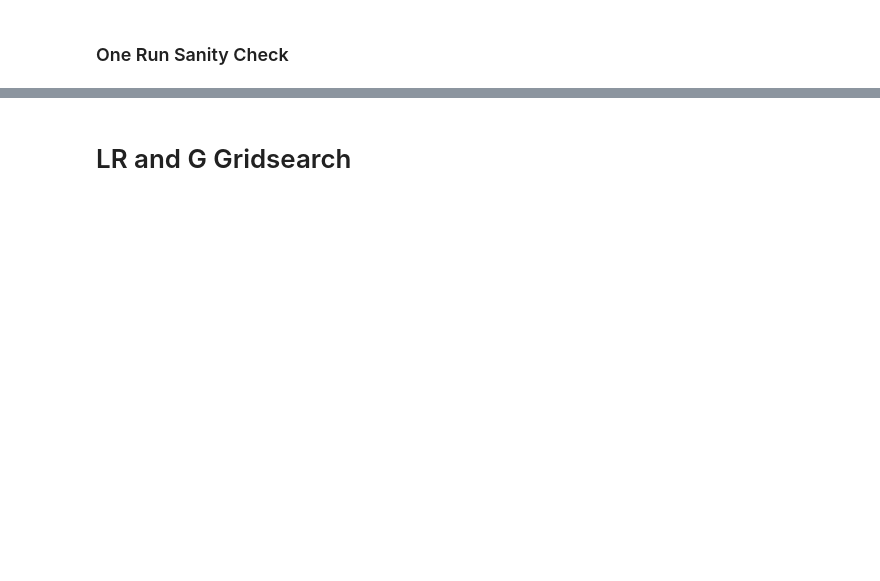
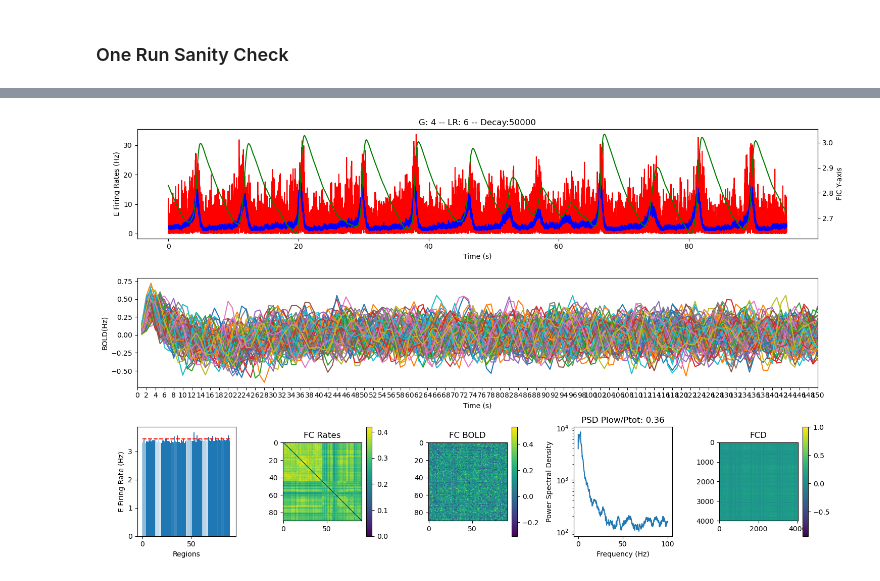
Before and after one commit to Picardian14/dyn_fic_dmf, a Jupyter notebook: python/gridsearches.ipynb, the cells around one changed output, grey strips where cells are left out. Cells and saved outputs as stored; diff of their text form; code cells hidden in the pictures; blank space fills up the shorter version.

Commit message:
GridSearch and plotting

```diff
--- a/python/gridsearches.ipynb
+++ b/python/gridsearches.ipynb
@@ -247,2 +408,0 @@ plt.show()
-# %% [markdown]
-# LR and G Gridsearch
@@ -295,0 +409,64 @@ for idx_G,G in enumerate(G_range):
+# %%
+fig = plt.figure(figsize=(15, 9))
+plt.axis('off')
+#plt.title(f"G: {G_range[obs_idx_G]} -- LR: {LR_range[obs_idx_LR]}")
+plt.title(f"G: {params['G']} -- LR: {params['lrj'] if with_plasticity else 'No plasticity '} -- Decay:{params['taoj'] if with_decay else 'No decay'}")
+
+sel_t = np.arange(1,rates.shape[1] +1 )#np.arange(9000, 19000)   #
+sel_t_bold = np.arange(1, bold.shape[1] + 1)
+
+four_idx_freq = np.where(frequencies >= 4)[0][0]+1
+one_idx_freq = np.where(frequencies >= 1)[0][0]
+plow_ptot = np.sum(power_spectrum[:, one_idx_freq:four_idx_freq], axis=1)/np.sum(power_spectrum[:,:], axis=1)
+slowest_reg = np.argmin(plow_ptot)
+
+plt.subplot(3, 1, 1)
+plt.plot(sel_t * 0.001, rates[slowest_reg,sel_t-1], 'r')
+plt.plot(sel_t * 0.001, np.mean(rates[:,sel_t-1], axis=0), 'b')
+plt.xlabel('Time (s)')
+plt.ylabel('E Firing Rates (Hz)')
+plt.twinx()
+plt.plot(sel_t * 0.001, np.mean(fic_t[:,sel_t-1], axis=0), color=[0, 0.5, 0])
+plt.ylabel('FIC Y-axis')
+
+
+plt.subplot(3, 1,2)
+plt.plot(sel_t_bold, filt_bold.T)
+plt.xticks((sel_t_bold - 1) * params['TR'])
+plt.xlim([0, sel_t_bold[-1]])
+plt.xlabel('Time (s)')
+plt.ylabel('BOLD(Hz)')
+
+plt.subplot(3, 5, 11)
+plt.bar(np.arange(N), np.mean(rates, axis=1), edgecolor='none')
+plt.plot([0, N + 1], [params['obj_rate'], params['obj_rate']], 'r--')
+plt.ylabel('E Firing Rate (Hz)')
+plt.xlabel('Regions')
+
+plt.subplot(3, 5, 12)
+plt.imshow(rates_fc - np.eye(N))
+plt.title('FC Rates')
+plt.colorbar()
+
+plt.subplot(3, 5, 13)
+# Assuming 'bold_fc' is defined
+plt.imshow(bold_fc - np.eye(N))
+plt.title('FC BOLD')
+plt.colorbar()
+
+plt.subplot(3, 5, 14)
+
+plt.semilogy(frequencies, power_spectrum[slowest_reg,:])
+plt.xlabel('Frequency (Hz)')
+plt.ylabel('Power Spectral Density')
+plt.title(f'PSD Plow/Ptot: {np.sum(power_spectrum[slowest_reg, one_idx_freq:four_idx_freq])/np.sum(power_spectrum[slowest_reg,:]):.2f}')
+
+plt.subplot(3, 5, 15)
+plt.imshow(fcd)
+plt.title('FCD')
+plt.colorbar()
+
+plt.tight_layout()
+plt.show()
+# %% [output]
+[figure, added]
```
Also changed, not shown: parts of 21 cells of this notebook.
